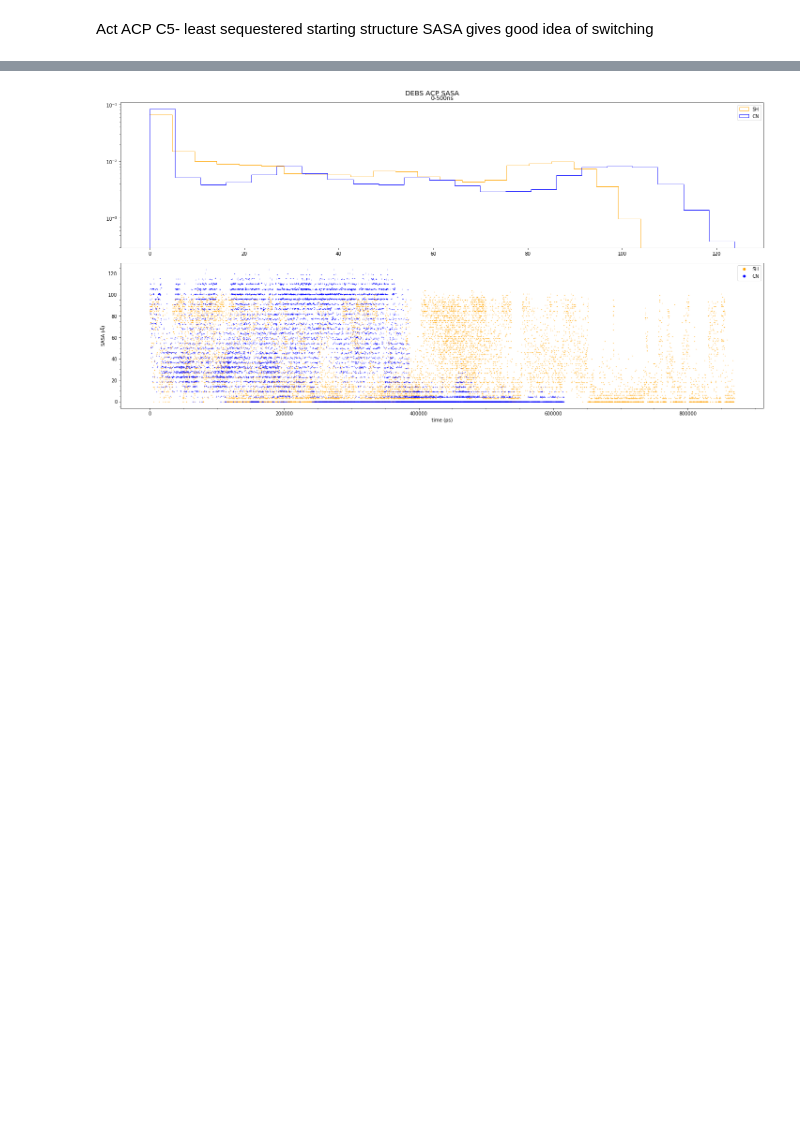
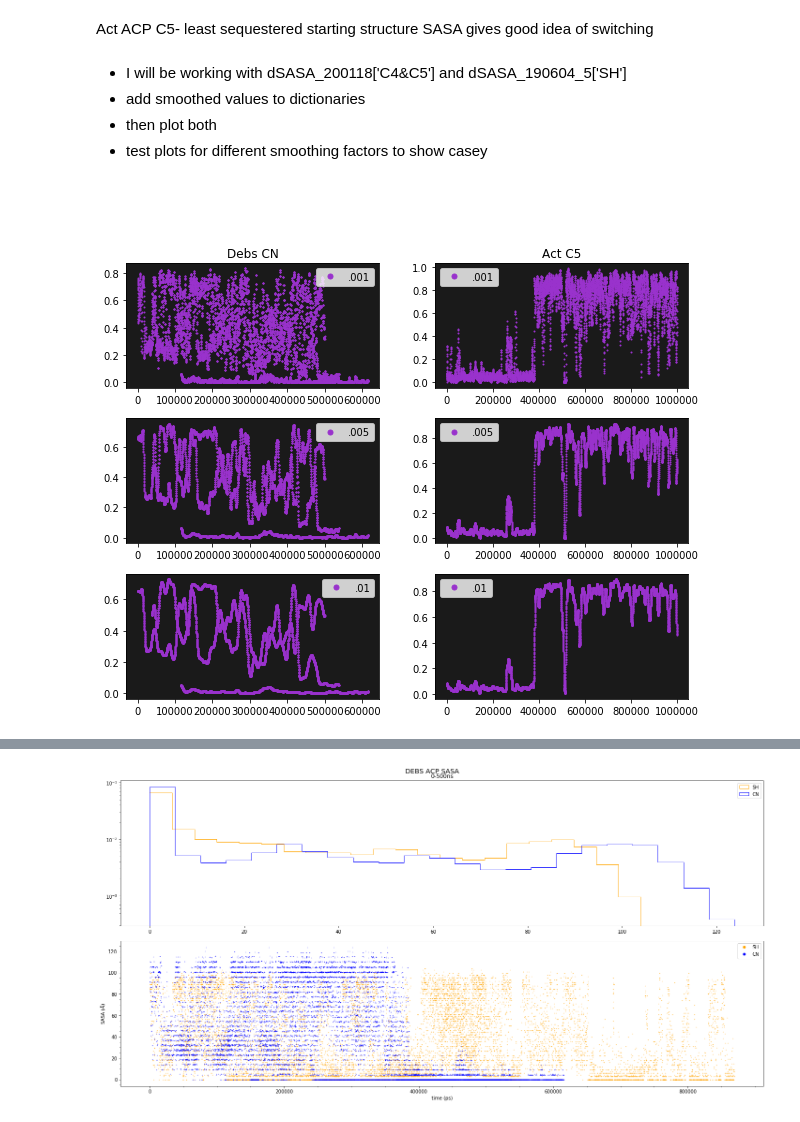
Before and after one commit to CHLresearchgroup/coire, a Jupyter notebook: CGHPaper.ipynb, the cells around one changed output, grey strips where cells are left out. Drawn from its saved outputs; the diff is of its cells as text; code cells hidden in the pictures; blank space fills up the shorter version.

```diff
--- a/CGHPaper.ipynb
+++ b/CGHPaper.ipynb
@@ -926,3 +894,8 @@ Note: SASA of probe is only SASA of last two atoms of the probe
 # Figure 4. Structural switching time scales
 # %% [markdown]
 Act ACP C5- least sequestered starting structure SASA gives good idea of switching
+# %% [markdown]
+- I will be working with dSASA_200118['C4&C5'] and dSASA_190604_5['SH']
+- add smoothed values to dictionaries
+- then plot both
+- test plots for different smoothing factors to show casey
@@ -929,3 +919,57 @@ Act ACP C5- least sequestered starting structure SASA gives good idea of switchi
+# %%
+newData = []
+newData = sm.nonparametric.lowess(dSASA_190604_6['CN'], dSASA_190604_6['time'], frac=0.005, is_sorted=False, )
+smData = newData[:,1] #LOWESS outputs a 2-D array with x and y values, we want a 1-D list with only y-values
+dSASA_190604_6['CN_smoothed_0.005'] = smData
+# %%
+newData = []
+newData = sm.nonparametric.lowess(dSASA_190604_6['CN'], dSASA_190604_6['time'], frac=0.001, is_sorted=False, )
+smData = newData[:,1] #LOWESS outputs a 2-D array with x and y values, we want a 1-D list with only y-values
+dSASA_190604_6['CN_smoothed_0.001'] = smData
+# %%
+newData = []
+newData = sm.nonparametric.lowess(dSASA_190604_6['CN'], dSASA_190604_6['time'], frac=0.01, is_sorted=False, )
+smData = newData[:,1] #LOWESS outputs a 2-D array with x and y values, we want a 1-D list with only y-values
+dSASA_190604_6['CN_smoothed_0.01'] = smData
+# %%
+import matplotlib.pyplot as plt
+fig = plt.figure(1)
+plt.suptitle(' ', y = 1, fontsize = 'x-large')
+gridspec.GridSpec(18,24)
+
+#AcpP Prox
+ax = plt.subplot2grid((18,24), (0,0), colspan=10, rowspan=5, facecolor="0.1")
+ax.plot(dSASA_190604_6['time'], dSASA_190604_6['CN_smoothed_0.001'], '.', ms = 2, color='darkorchid', label=".001")
+plt.legend(loc="best", markerscale=5)
+plt.title("Debs CN")
+
+ax = plt.subplot2grid((18,24), (6,0), colspan=10, rowspan=5, facecolor="0.1")
+ax.plot(dSASA_190604_6['time'], dSASA_190604_6['CN_smoothed_0.005'], '.', ms = 2, color='darkorchid', label=".005")
+plt.legend(loc="best", markerscale=5)
+
+ax = plt.subplot2grid((18,24), (12,0), colspan=10, rowspan=5, facecolor="0.1")
+ax.plot(dSASA_190604_6['time'], dSASA_190604_6['CN_smoothed_0.01'], '.', ms = 2, color='darkorchid', label=".01")
+plt.legend(loc="best", markerscale=5)
+
+ax = plt.subplot2grid((18,24), (0,12), colspan=10, rowspan=5, facecolor="0.1")
+ax.plot(dSASA_200118['time'], dSASA_200118['C4&C5_smoothed_0.001'], '.', ms = 2, color='darkorchid', label=".001")
+plt.title("Act C5")
+plt.legend(loc="best", markerscale=5)
+
+ax = plt.subplot2grid((18,24), (6,12), colspan=10, rowspan=5, facecolor="0.1")
+ax.plot(dSASA_200118['time'], dSASA_200118['C4&C5_smoothed_0.005'], '.', ms = 2, color='darkorchid', label=".005")
+plt.legend(loc="best", markerscale=5)
+
+ax = plt.subplot2grid((18,24), (12,12), colspan=10, rowspan=5, facecolor="0.1")
+ax.plot(dSASA_200118['time'], dSASA_200118['C4&C5_smoothed_0.01'], '.', ms = 2, color='darkorchid', label=".01")
+plt.legend(loc="best", markerscale=5)
+
+fig.set_size_inches(w=11,h=8.5)
+#fig.tight_layout()
+plt.savefig("smoothingTests.png")
+plt.show()
+# %% [output]
+[figure, added]
 # %%
 import matplotlib.pyplot as plt
 fig = plt.figure(1)
```
Also changed, not shown: parts of 11 cells of this notebook, 5 other files.
